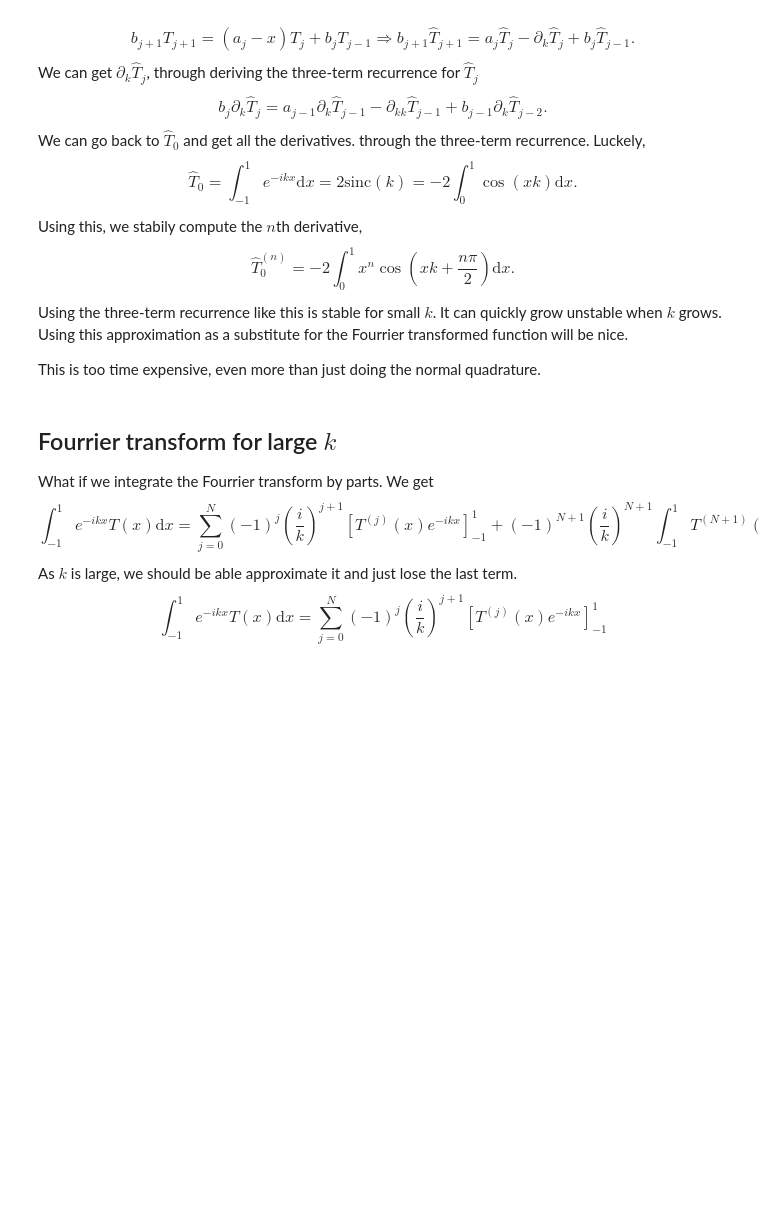
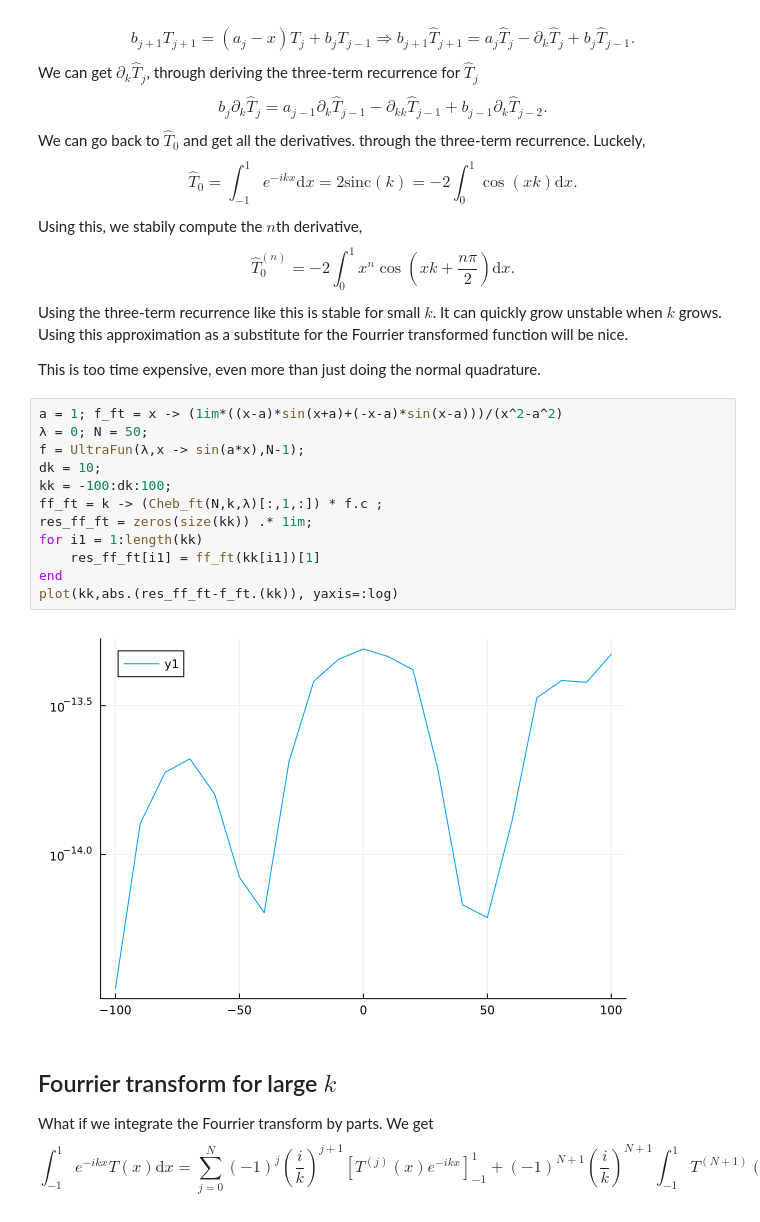
Before and after one commit to WietseVaes/NUTM-timestep, a Jupyter notebook: Memos/Fourrier_Transform.ipynb, the cells around one changed output. Cells and saved outputs as stored; diff of their text form; blank space fills up the shorter version.

```diff
--- a/Memos/Fourrier_Transform.ipynb
+++ b/Memos/Fourrier_Transform.ipynb
@@ -30,13 +22,23 @@ $$
 Using the three-term recurrence like this is stable for small $k$. It can quickly grow unstable when $k$ grows. Using this approximation as a substitute for the Fourrier transformed function will be nice.
 
 This is too time expensive, even more than just doing the normal quadrature.
+# %%
+a = 1; f_ft = x -> (1im*((x-a)*sin(x+a)+(-x-a)*sin(x-a)))/(x^2-a^2)
+λ = 0; N = 50;
+f = UltraFun(λ,x -> sin(a*x),N-1);
+dk = 10;
+kk = -100:dk:100;
+ff_ft = k -> (Cheb_ft(N,k,λ)[:,1,:]) * f.c ;
+res_ff_ft = zeros(size(kk)) .* 1im;
+for i1 = 1:length(kk)
+    res_ff_ft[i1] = ff_ft(kk[i1])[1]
+end
+plot(kk,abs.(res_ff_ft-f_ft.(kk)), yaxis=:log)
+# %% [output]
+[figure, added]
 # %% [markdown]
 ## Fourrier transform for large $k$
 What if we integrate the Fourrier transform by parts. We get
 $$
 \int_{-1}^1 e^{-ikx}T(x)\mathrm{d}x = \sum_{j=0}^N (-1)^{j}\left(\frac{i}{k}\right)^{j+1}\left[T^{(j)}(x)e^{-ikx}\right]_{-1}^1 + (-1)^{N+1}\left(\frac{i}{k}\right)^{N+1}\int_{-1}^1T^{(N+1)}(x)e^{-ikx}\mathrm{d}x.
 $$
-As $k$ is large, we should be able approximate it and just lose the last term.
-$$
-\int_{-1}^1 e^{-ikx}T(x)\mathrm{d}x = \sum_{j=0}^N (-1)^{j}\left(\frac{i}{k}\right)^{j+1}\left[T^{(j)}(x)e^{-ikx}\right]_{-1}^1
-$$
```
Also changed, not shown: parts of 6 cells of this notebook, 2 other files.
